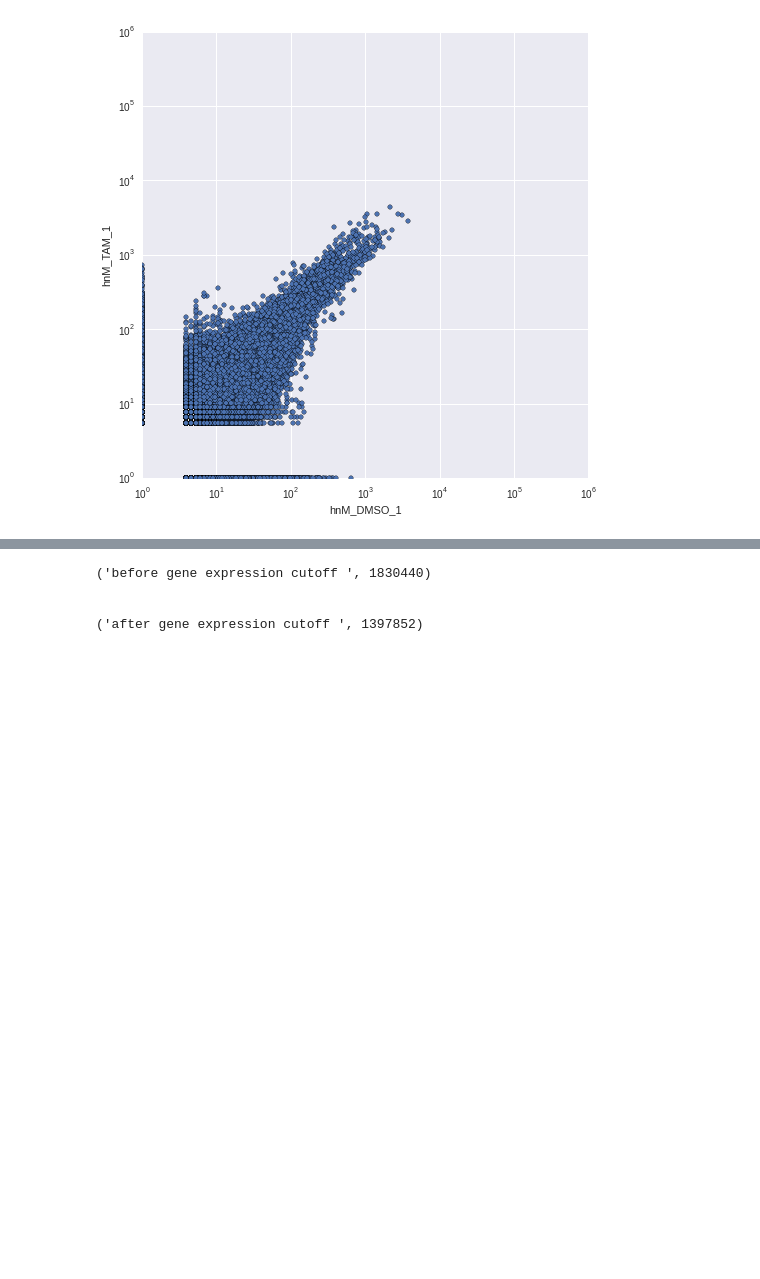
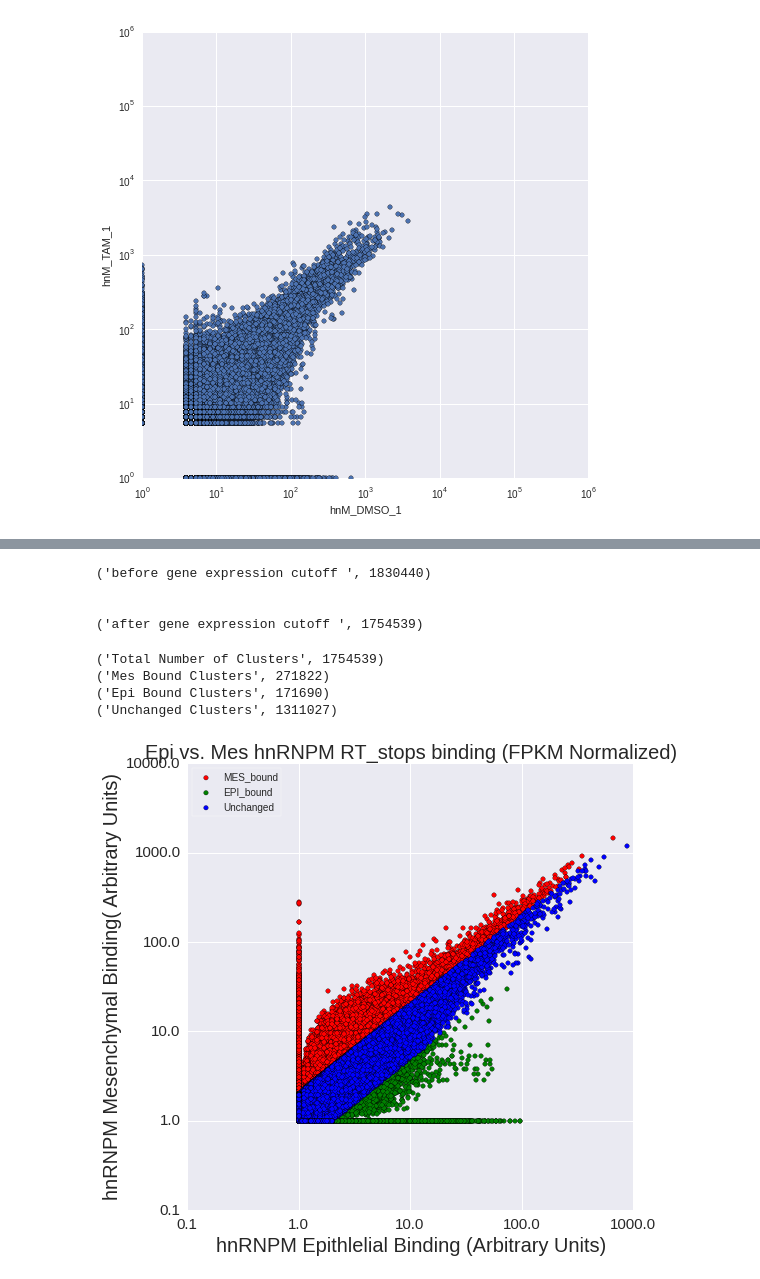
Before and after one commit to seharvey2012/programmatic_analysis, a Jupyter notebook: getting_clipper_to_work/clipper_runs_working_with_individual_rt_stops/Processing individual RT stops through clipper windows.ipynb, the cells around one changed output, grey strips where cells are left out. Saved outputs shown, nothing was run; the diff lists cells and outputs as text; code cells hidden in the pictures; blank space fills up the shorter version.

```diff
--- a/getting_clipper_to_work/clipper_runs_working_with_individual_rt_stops/Processing individual RT stops through clipper windows.ipynb
+++ b/getting_clipper_to_work/clipper_runs_working_with_individual_rt_stops/Processing individual RT stops through clipper windows.ipynb
@@ -19,6 +19,7 @@ import csv
 import re
 csv.register_dialect("textdialect",delimiter='\t')
 %matplotlib inline
+mpl.rc("lines", markeredgewidth=0.5)
 # %%
 #Need to filter the mergedRT of snoRNAs and miRNAs
 def filter_snoRNAs(negAndPosMerged, snoRNAmasker, miRNAmasker):
@@ -474,7 +469,7 @@ merge_df['log2ratio_hnM_TAM_DMSO_clip_gene_fpkm_norm'] = merge_df.apply(lambda r
 
 #Keep rows with FPKM threshold or more in at least one sample
 #Make sure that you use "or" because you want FPKM 5 in at least one sample
-fpkm_threshold = 5
+fpkm_threshold = 1
 merge_df_high_genes = merge_df[(merge_df.twist_d0_fpkm >= fpkm_threshold) | (merge_df.twist_d14_fpkm >= fpkm_threshold)]
 
 #Or use a TPM threshold - not implemented yet
@@ -487,4 +482,59 @@ print('after gene expression cutoff ',len(merge_df_high_genes))
 ('before gene expression cutoff ', 1830440)
 
 
-('after gene expression cutoff ', 1397852)
+('after gene expression cutoff ', 1754539)
+# %%
+#We are plotting the clusters here
+#try to make a prettier figure with colors
+#get a dataframe with log2ratio_hnM_TAM_DMSO_gene_norm > or < 1
+
+#Remember that the below 3 lines are condition (True False columns that can then be applied to the dataframe)
+tam_bound = merge_df_high_genes.log2ratio_hnM_TAM_DMSO_clip_gene_fpkm_norm >= 1
+dmso_bound = merge_df_high_genes.log2ratio_hnM_TAM_DMSO_clip_gene_fpkm_norm <= -1
+non_bound = merge_df_high_genes.log2ratio_hnM_TAM_DMSO_clip_gene_fpkm_norm.abs() <= 1
+
+subset_tam = merge_df_high_genes[tam_bound]
+subset_dmso = merge_df_high_genes[dmso_bound]
+subset_non = merge_df_high_genes[non_bound]
+
+fig = plt.figure(figsize=(8,8),edgecolor='black')
+ax = plt.gca()
+plt.scatter(subset_tam.hnM_DMSO_clip_gene_fpkm_norm_1,subset_tam.hnM_TAM_clip_gene_fpkm_norm_1,label='MES_bound',c='red')
+plt.scatter(subset_dmso.hnM_DMSO_clip_gene_fpkm_norm_1,subset_dmso.hnM_TAM_clip_gene_fpkm_norm_1,label='EPI_bound',c='green')
+plt.scatter(subset_non.hnM_DMSO_clip_gene_fpkm_norm_1,subset_non.hnM_TAM_clip_gene_fpkm_norm_1,label='Unchanged',c='blue')
+plt.legend(loc='upper left',frameon=True)
+plt.title("Epi vs. Mes hnRNPM RT_stops binding (FPKM Normalized)",fontsize='20',)
+ax.set_yscale('log')
+ax.set_xscale('log')
+ax.set_ylim(bottom = 10e-2)
+ax.set_xlim(left = 10e-2)
+ax.set_xlabel('hnRNPM Epithlelial Binding (Arbitrary Units)',fontsize='20')
+ax.set_ylabel('hnRNPM Mesenchymal Binding( Arbitrary Units)',fontsize='20')
+ticks=[1e-2,1e-1,1e0,1e1,1e2,1e3,1e4,1e5]
+ax.set_xticklabels(ticks,fontsize='15',)
+ax.set_yticklabels(ticks,fontsize='15')
+fig.savefig('epi_vs_mes_hnM_RT_stops_binding_fpkm_normalized_scatter',format='png',dpi=300)
+
+#print how much is in each group
+print('Total Number of Clusters',len(merge_df_high_genes))
+print('Mes Bound Clusters',len(subset_tam))
+print('Epi Bound Clusters',len(subset_dmso))
+print('Unchanged Clusters',len(subset_non))
+
+# #Plotting an identity line
+# lims = [
+#     np.min([ax.get_xlim(), ax.get_ylim()]),  # min of both axes
+#     np.max([ax.get_xlim(), ax.get_ylim()]),  # max of both axes
+# ]
+
+# # now plot both limits against eachother
+# ax.plot(lims, lims, 'k-', alpha=0.75, zorder=0)
+# ax.set_aspect('equal')
+# ax.set_xlim(lims)
+# ax.set_ylim(lims)
+# %% [output]
+('Total Number of Clusters', 1754539)
+('Mes Bound Clusters', 271822)
+('Epi Bound Clusters', 171690)
+('Unchanged Clusters', 1311027)
+[figure, added]
```
Also changed, not shown: parts of 11 cells of this notebook, 4 other files.
